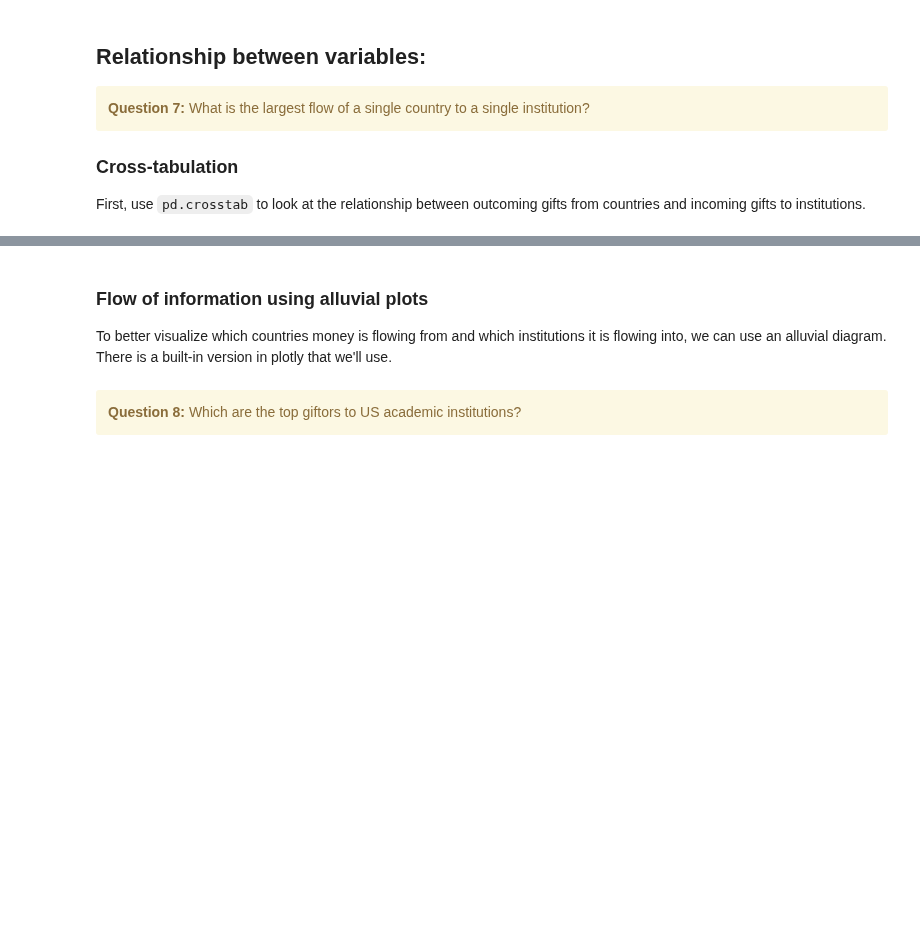
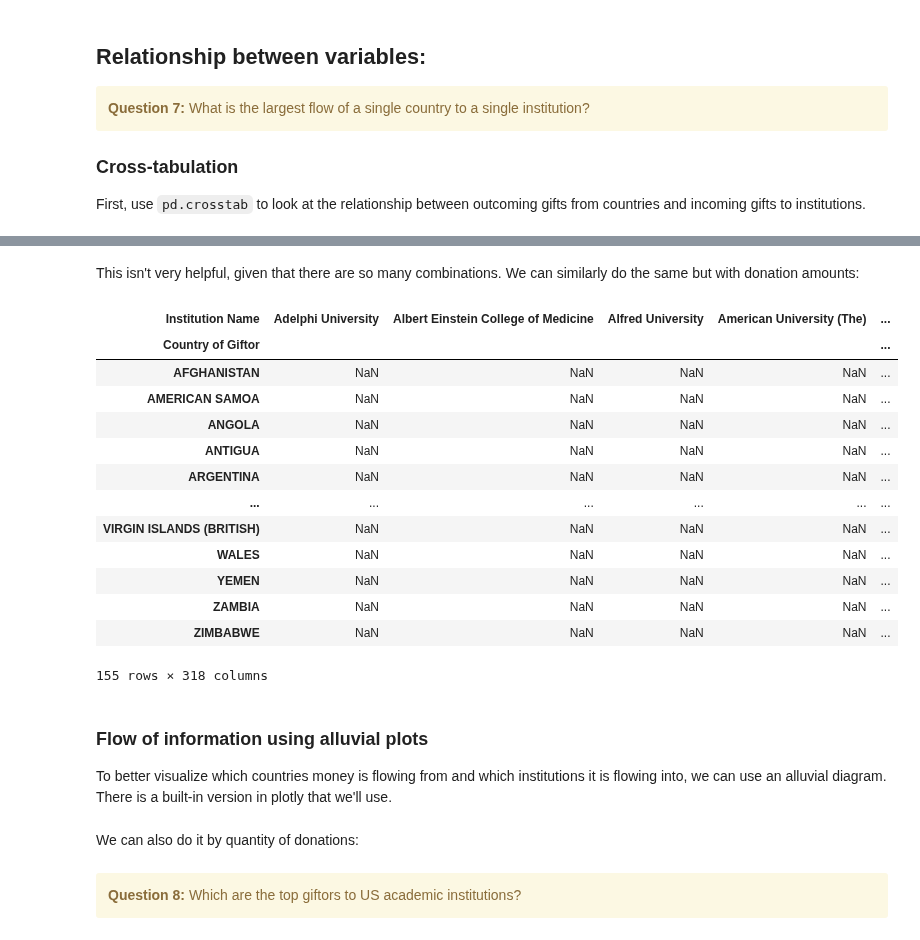
Before and after one commit to ajkrays/UU_F26_templates, a Jupyter notebook: Lab01/Lab01.ipynb, the cells around one changed output, grey strips where cells are left out. Cells and saved outputs as stored; diff of their text form; code cells hidden in the pictures; blank space fills up the shorter version.

```diff
--- a/Lab01/Lab01.ipynb
+++ b/Lab01/Lab01.ipynb
@@ -94,3 +218,22 @@ First, use `pd.crosstab` to look at the relationship between outcoming gifts fro
+# %% [markdown]
+This isn't very helpful, given that there are so many combinations. We can similarly do the same but with donation amounts:
+# %%
+pd.crosstab(df["Country of Giftor"], df["Institution Name"], values=df["Foreign Gift Amount"], aggfunc="mean")
+# %% [output]
+| Institution Name | Adelphi University | Albert Einstein College of Medicine | Alfred University | American University (The) | ... |
+| Country of Giftor |  |  |  |  | ... |
+| AFGHANISTAN | NaN | NaN | NaN | NaN | ... |
+| AMERICAN SAMOA | NaN | NaN | NaN | NaN | ... |
+| ANGOLA | NaN | NaN | NaN | NaN | ... |
+| ANTIGUA | NaN | NaN | NaN | NaN | ... |
+| ARGENTINA | NaN | NaN | NaN | NaN | ... |
+| ... | ... | ... | ... | ... | ... |
+| VIRGIN ISLANDS (BRITISH) | NaN | NaN | NaN | NaN | ... |
+| WALES | NaN | NaN | NaN | NaN | ... |
+| YEMEN | NaN | NaN | NaN | NaN | ... |
+| ZAMBIA | NaN | NaN | NaN | NaN | ... |
+| ZIMBABWE | NaN | NaN | NaN | NaN | ... |
+155 rows × 318 columns
 # %% [markdown]
 ### Flow of information using alluvial plots
 
@@ -137,3 +280,5 @@ fig = go.Figure(
 )
 
 fig.show()
+# %% [markdown]
+We can also do it by quantity of donations:
```
Also changed, not shown: parts of 25 cells of this notebook, 7 other files.
